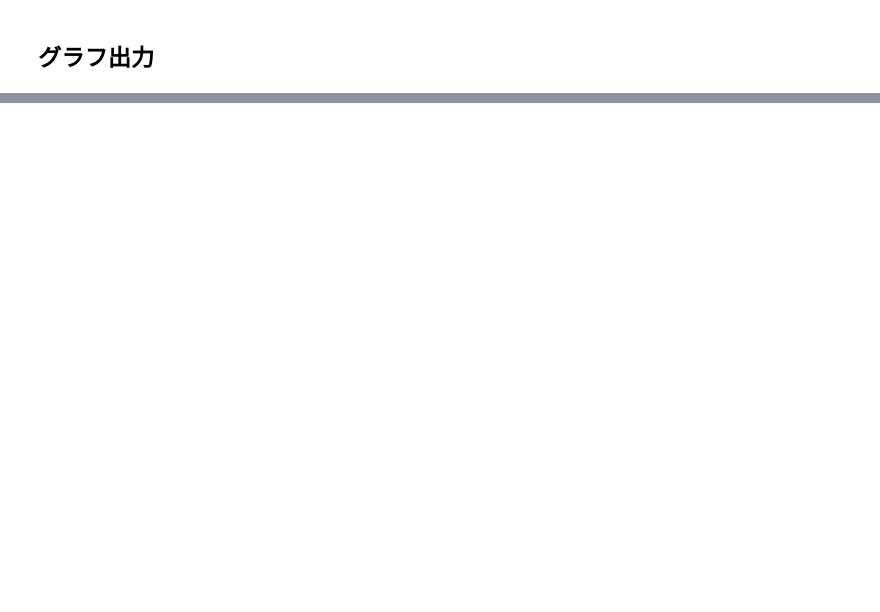
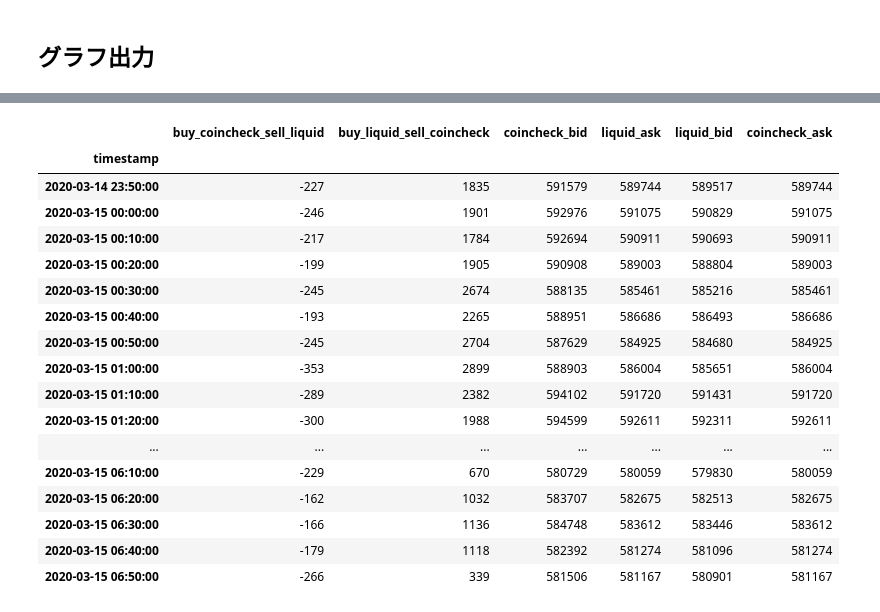
Before and after one commit to tsu-nera/bakuchi, a Jupyter notebook: notebooks/backtest.ipynb, the cells around one changed output, grey strips where cells are left out. Saved outputs shown, nothing was run; the diff lists cells and outputs as text; code cells hidden in the pictures; blank space fills up the shorter version.

```diff
--- a/notebooks/backtest.ipynb
+++ b/notebooks/backtest.ipynb
@@ -91,0 +98,34 @@ plt.plot(df_lq.index, df_lq['bid'])
+# %%
+profit_margin_df = pd.DataFrame({
+    "timestamp": pd.to_datetime(df_cc.index),
+    "buy_coincheck_sell_liquid": df_lq.reset_index().bid - df_cc.reset_index().ask,
+    "buy_liquid_sell_coincheck": df_cc.reset_index().bid - df_lq.reset_index().ask,
+    'coincheck_bid': df_cc.reset_index().bid,
+     'liquid_ask': df_lq.reset_index().ask,
+    'liquid_bid': df_lq.reset_index().bid,
+    'coincheck_ask': df_cc.reset_index().ask,
+})
+
+profit_margin_df = profit_margin_df.set_index("timestamp")
+# %%
+pd.options.display.float_format = '{:.0f}'.format
+profit_margin_df.resample(rule='10Min').mean()
+# %% [output]
+|  | buy_coincheck_sell_liquid | buy_liquid_sell_coincheck | coincheck_bid | liquid_ask | liquid_bid | coincheck_ask |
+| timestamp |  |  |  |  |  |  |
+| 2020-03-14 23:50:00 | -227 | 1835 | 591579 | 589744 | 589517 | 589744 |
+| 2020-03-15 00:00:00 | -246 | 1901 | 592976 | 591075 | 590829 | 591075 |
+| 2020-03-15 00:10:00 | -217 | 1784 | 592694 | 590911 | 590693 | 590911 |
+| 2020-03-15 00:20:00 | -199 | 1905 | 590908 | 589003 | 588804 | 589003 |
+| 2020-03-15 00:30:00 | -245 | 2674 | 588135 | 585461 | 585216 | 585461 |
+| 2020-03-15 00:40:00 | -193 | 2265 | 588951 | 586686 | 586493 | 586686 |
+| 2020-03-15 00:50:00 | -245 | 2704 | 587629 | 584925 | 584680 | 584925 |
+| 2020-03-15 01:00:00 | -353 | 2899 | 588903 | 586004 | 585651 | 586004 |
+| 2020-03-15 01:10:00 | -289 | 2382 | 594102 | 591720 | 591431 | 591720 |
+| 2020-03-15 01:20:00 | -300 | 1988 | 594599 | 592611 | 592311 | 592611 |
+| ... | ... | ... | ... | ... | ... | ... |
+| 2020-03-15 06:10:00 | -229 | 670 | 580729 | 580059 | 579830 | 580059 |
+| 2020-03-15 06:20:00 | -162 | 1032 | 583707 | 582675 | 582513 | 582675 |
+| 2020-03-15 06:30:00 | -166 | 1136 | 584748 | 583612 | 583446 | 583612 |
+| 2020-03-15 06:40:00 | -179 | 1118 | 582392 | 581274 | 581096 | 581274 |
+| 2020-03-15 06:50:00 | -266 | 339 | 581506 | 581167 | 580901 | 581167 |
```
Also changed, not shown: parts of 11 cells of this notebook.
